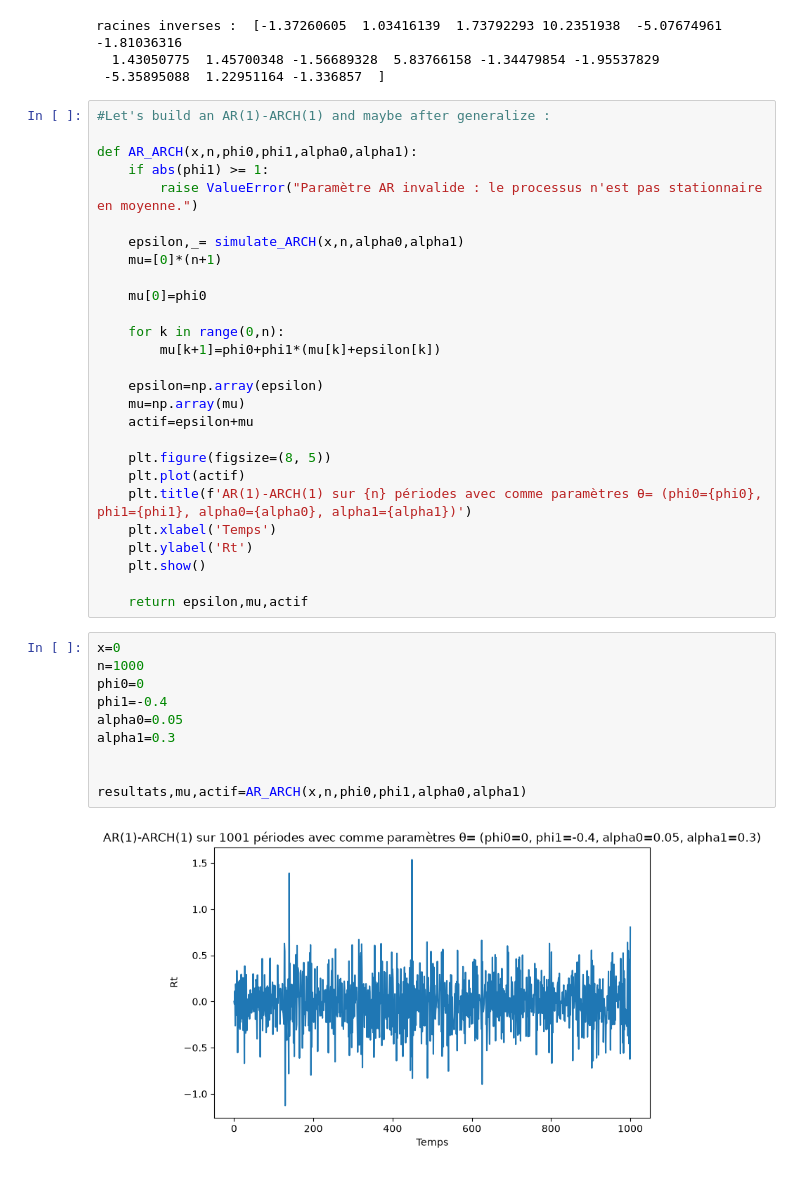
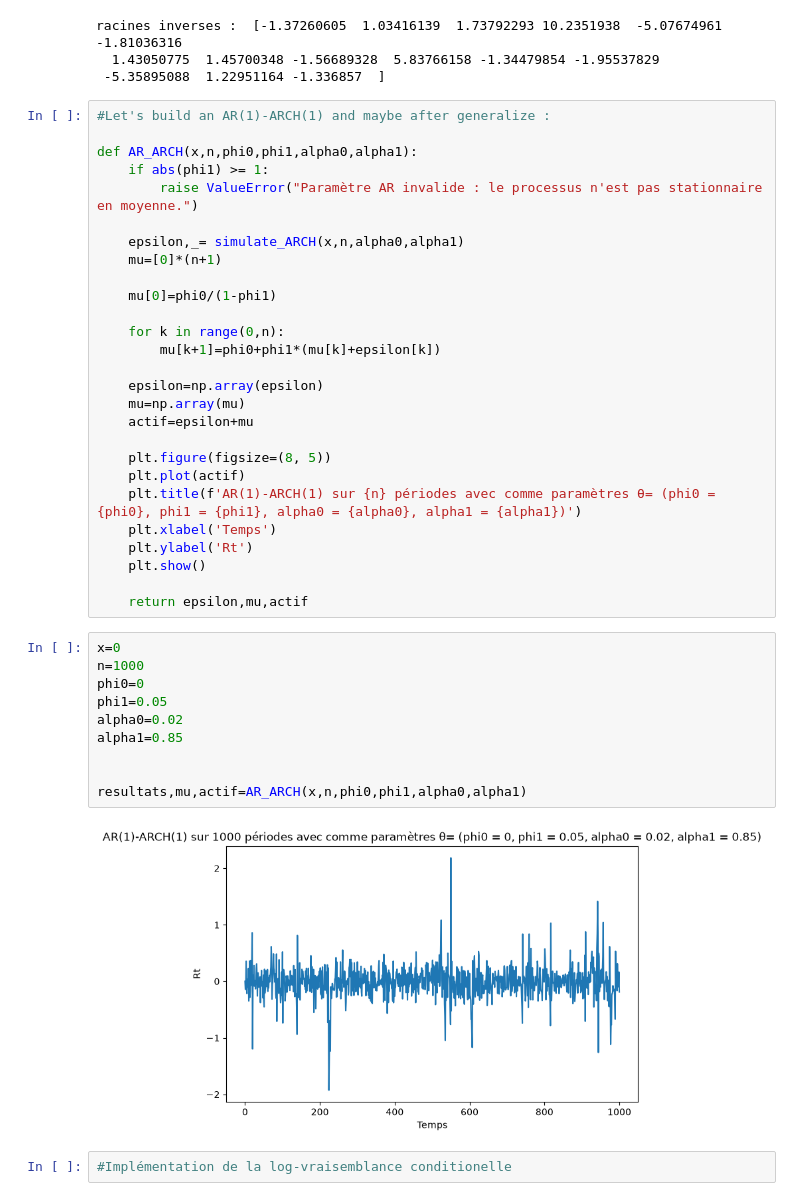
Before and after one commit to Maxime-Skryma/Spread_Crypto, a Jupyter notebook: Simulations_ARCH_AR.ipynb, the cells around one changed output. Drawn from its saved outputs; the diff is of its cells as text.

```diff
--- a/Simulations_ARCH_AR.ipynb
+++ b/Simulations_ARCH_AR.ipynb
@@ -229,7 +229,7 @@ def AR_ARCH(x,n,phi0,phi1,alpha0,alpha1):
     epsilon,_= simulate_ARCH(x,n,alpha0,alpha1)
     mu=[0]*(n+1)
 
-    mu[0]=phi0
+    mu[0]=phi0/(1-phi1)
 
     for k in range(0,n):
         mu[k+1]=phi0+phi1*(mu[k]+epsilon[k])
@@ -240,7 +240,7 @@ def AR_ARCH(x,n,phi0,phi1,alpha0,alpha1):
 
     plt.figure(figsize=(8, 5))
     plt.plot(actif)
-    plt.title(f'AR(1)-ARCH(1) sur {n} périodes avec comme paramètres θ= (phi0={phi0}, phi1={phi1}, alpha0={alpha0}, alpha1={alpha1})')
+    plt.title(f'AR(1)-ARCH(1) sur {n} périodes avec comme paramètres θ= (phi0 = {phi0}, phi1 = {phi1}, alpha0 = {alpha0}, alpha1 = {alpha1})')
     plt.xlabel('Temps')
     plt.ylabel('Rt')
     plt.show()
@@ -249,12 +249,14 @@ def AR_ARCH(x,n,phi0,phi1,alpha0,alpha1):
 # %%
 x=0
 n=1000
 phi0=0
-phi1=-0.4
-alpha0=0.05
-alpha1=0.3
+phi1=0.05
+alpha0=0.02
+alpha1=0.85
 
 
 resultats,mu,actif=AR_ARCH(x,n,phi0,phi1,alpha0,alpha1)
 # %% [output]
-[figure, old version]
+[figure, new version]
+# %%
+#Implémentation de la log-vraisemblance conditionelle
```
